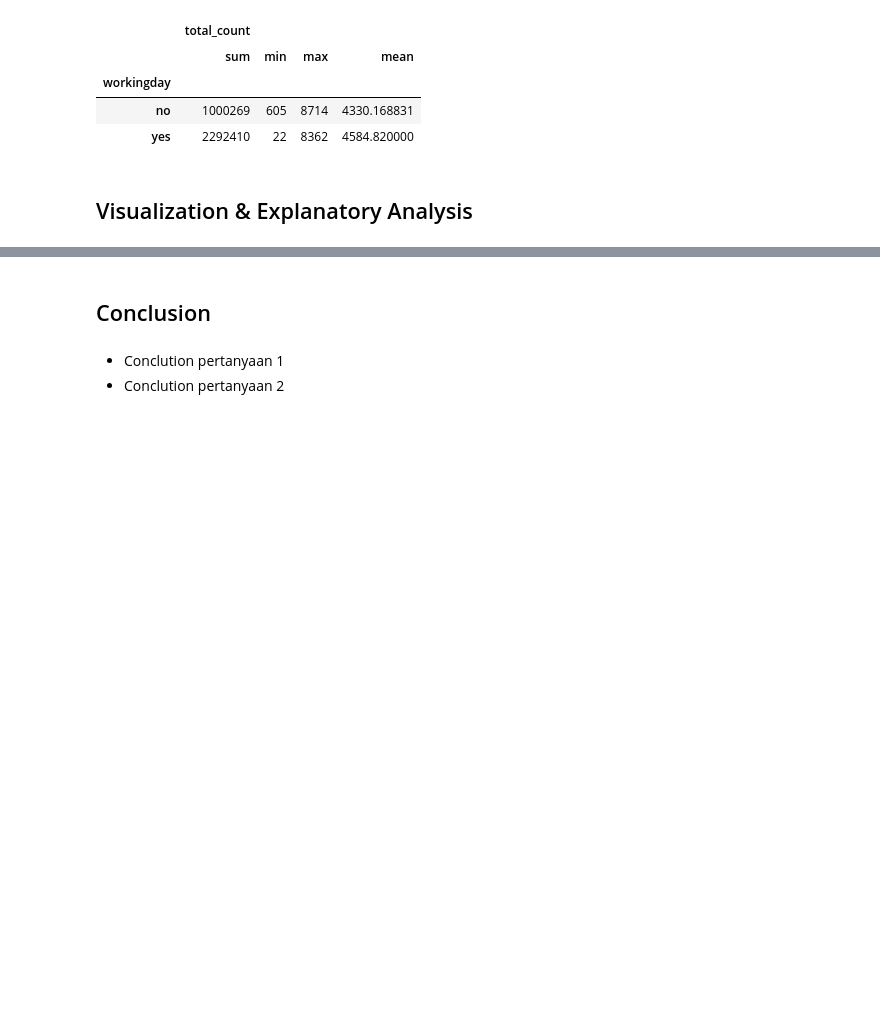
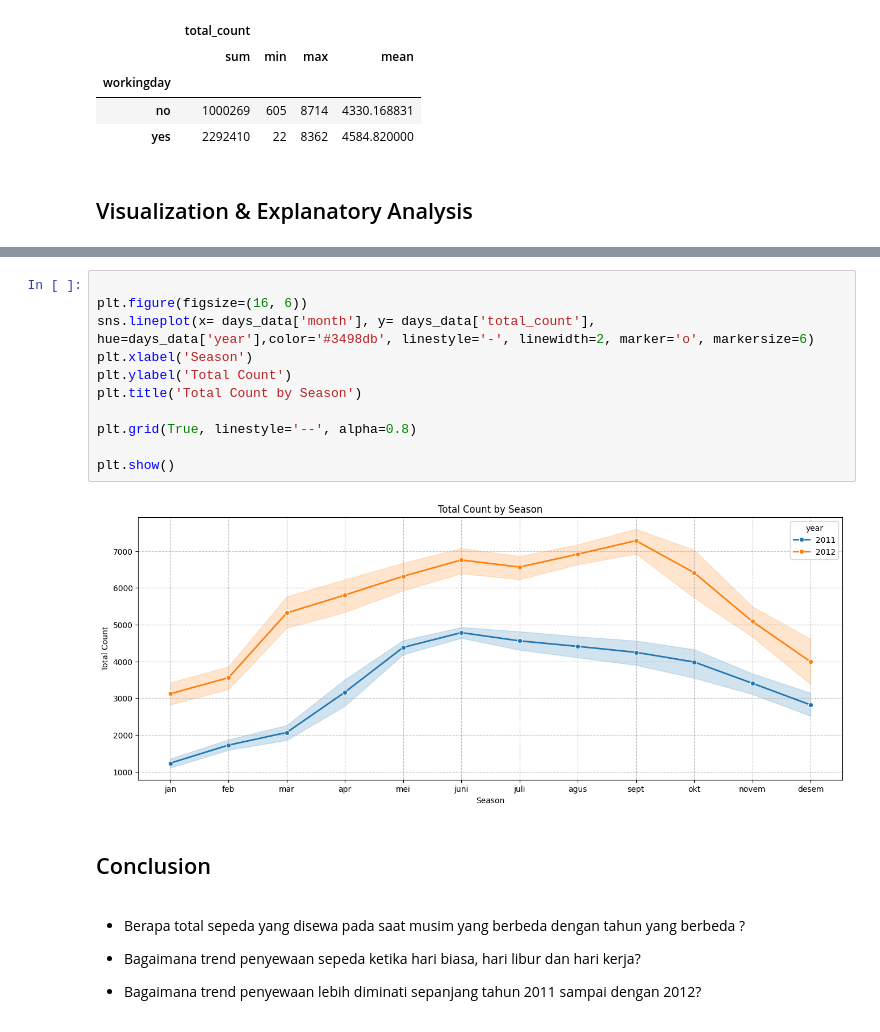
Before and after one commit to fadel11-hub/Dicoding-belajar-analisis-data, a Jupyter notebook: Proyek_Analisis_Data.ipynb, the cells around one changed output, grey strips where cells are left out. Cells and saved outputs as stored; diff of their text form; blank space fills up the shorter version.

```diff
--- a/Proyek_Analisis_Data.ipynb
+++ b/Proyek_Analisis_Data.ipynb
@@ -425,5 +598,20 @@ days_data.groupby(by='workingday').agg({
+# %%
+
+plt.figure(figsize=(16, 6))
+sns.lineplot(x= days_data['month'], y= days_data['total_count'], hue=days_data['year'],color='#3498db', linestyle='-', linewidth=2, marker='o', markersize=6)
+plt.xlabel('Season')
+plt.ylabel('Total Count')
+plt.title('Total Count by Season')
+
+plt.grid(True, linestyle='--', alpha=0.8)
+
+plt.show()
+# %% [output]
+[figure, added]
 # %% [markdown]
 ## Conclusion
-# %% [markdown]
-- Conclution pertanyaan 1
-- Conclution pertanyaan 2
+# %% [markdown]
+- Berapa total sepeda yang disewa pada saat musim yang berbeda dengan tahun yang berbeda ?
+- Bagaimana trend penyewaan sepeda ketika hari biasa, hari libur dan hari kerja?
+
+- Bagaimana trend penyewaan lebih diminati sepanjang tahun 2011 sampai dengan 2012?
```
Also changed, not shown: parts of 30 cells of this notebook.
